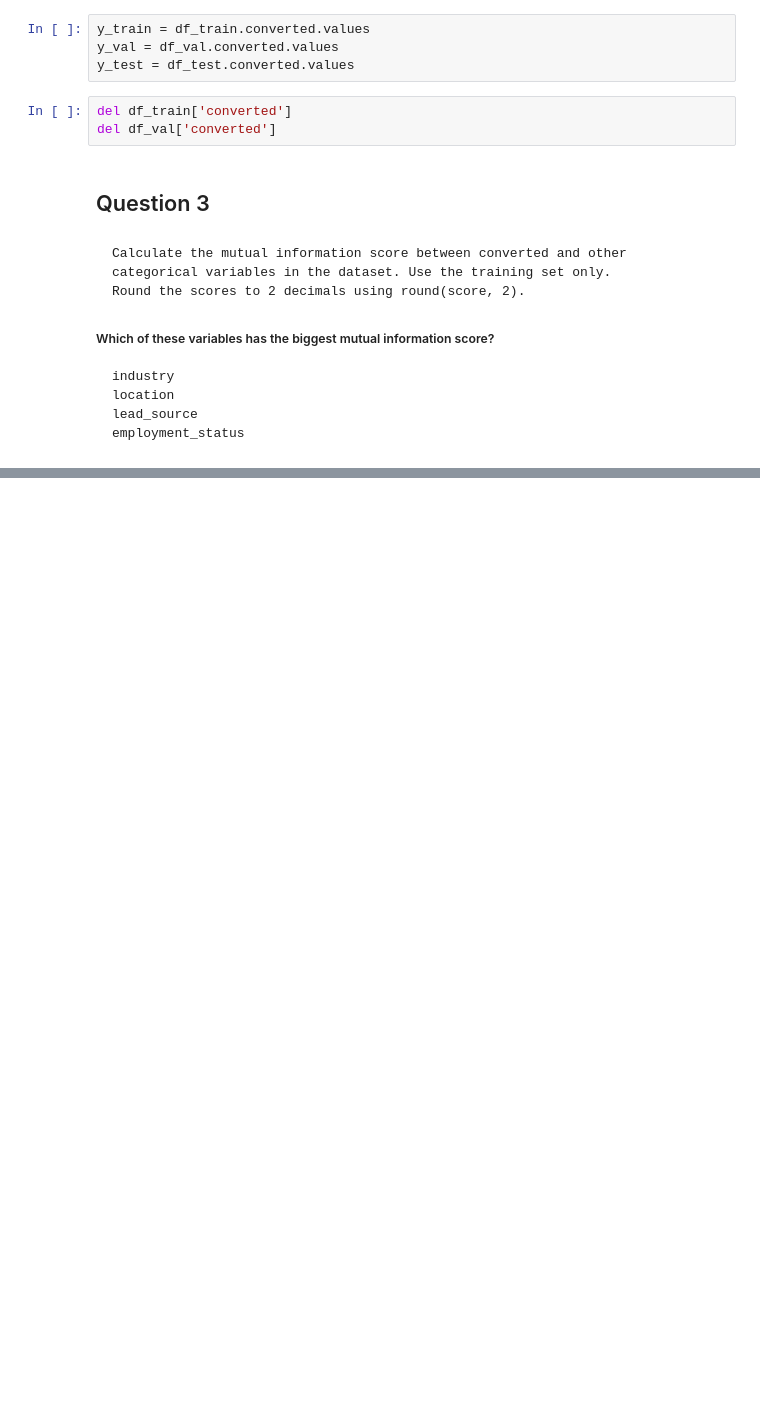
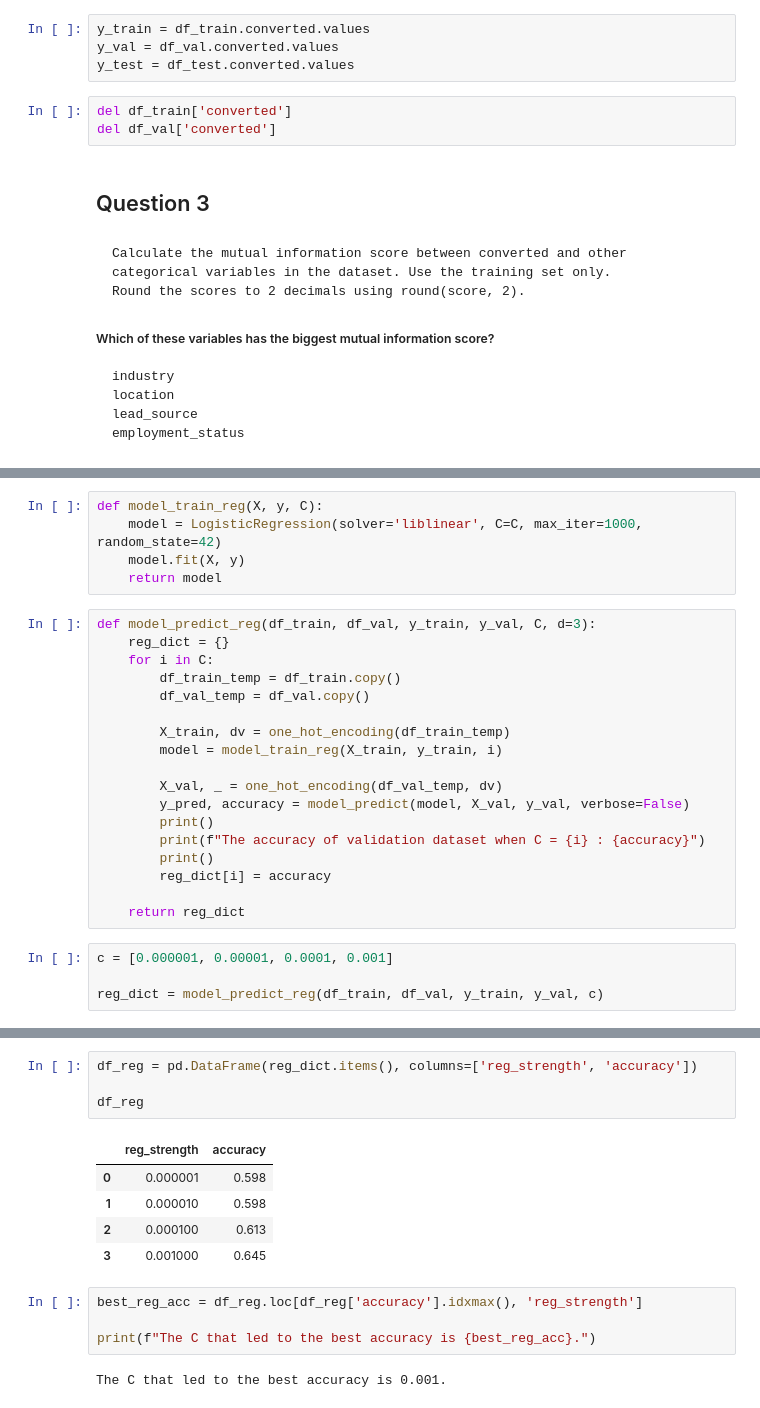
Before and after one commit to AdisaYunusa/ml-zoomcamp, a Jupyter notebook: 03-classification/Homework 3.ipynb, the cells around one changed output, grey strips where cells are left out. Drawn from its saved outputs; the diff is of its cells as text; blank space fills up the shorter version.

```diff
--- a/03-classification/Homework 3.ipynb
+++ b/03-classification/Homework 3.ipynb
@@ -188,0 +397,27 @@ del df_val['converted']
+# %%
+def model_train_reg(X, y, C):
+    model = LogisticRegression(solver='liblinear', C=C, max_iter=1000, random_state=42)
+    model.fit(X, y)
+    return model
+# %%
+def model_predict_reg(df_train, df_val, y_train, y_val, C, d=3):
+    reg_dict = {}
+    for i in C:
+        df_train_temp = df_train.copy()
+        df_val_temp = df_val.copy()
+
+        X_train, dv = one_hot_encoding(df_train_temp)
+        model = model_train_reg(X_train, y_train, i)
+
+        X_val, _ = one_hot_encoding(df_val_temp, dv)
+        y_pred, accuracy = model_predict(model, X_val, y_val, verbose=False)
+        print()
+        print(f"The accuracy of validation dataset when C = {i} : {accuracy}")
+        print()
+        reg_dict[i] = accuracy
+
+    return reg_dict
+# %%
+c = [0.000001, 0.00001, 0.0001, 0.001]
+
+reg_dict = model_predict_reg(df_train, df_val, y_train, y_val, c)
@@ -188,0 +435,16 @@ del df_val['converted']
+# %%
+df_reg = pd.DataFrame(reg_dict.items(), columns=['reg_strength', 'accuracy'])
+
+df_reg
+# %% [output]
+|  | reg_strength | accuracy |
+| 0 | 0.000001 | 0.598 |
+| 1 | 0.000010 | 0.598 |
+| 2 | 0.000100 | 0.613 |
+| 3 | 0.001000 | 0.645 |
+# %%
+best_reg_acc = df_reg.loc[df_reg['accuracy'].idxmax(), 'reg_strength']
+
+print(f"The C that led to the best accuracy is {best_reg_acc}.")
+# %% [output]
+The C that led to the best accuracy is 0.001.
```
Also changed, not shown: parts of 27 cells of this notebook.
